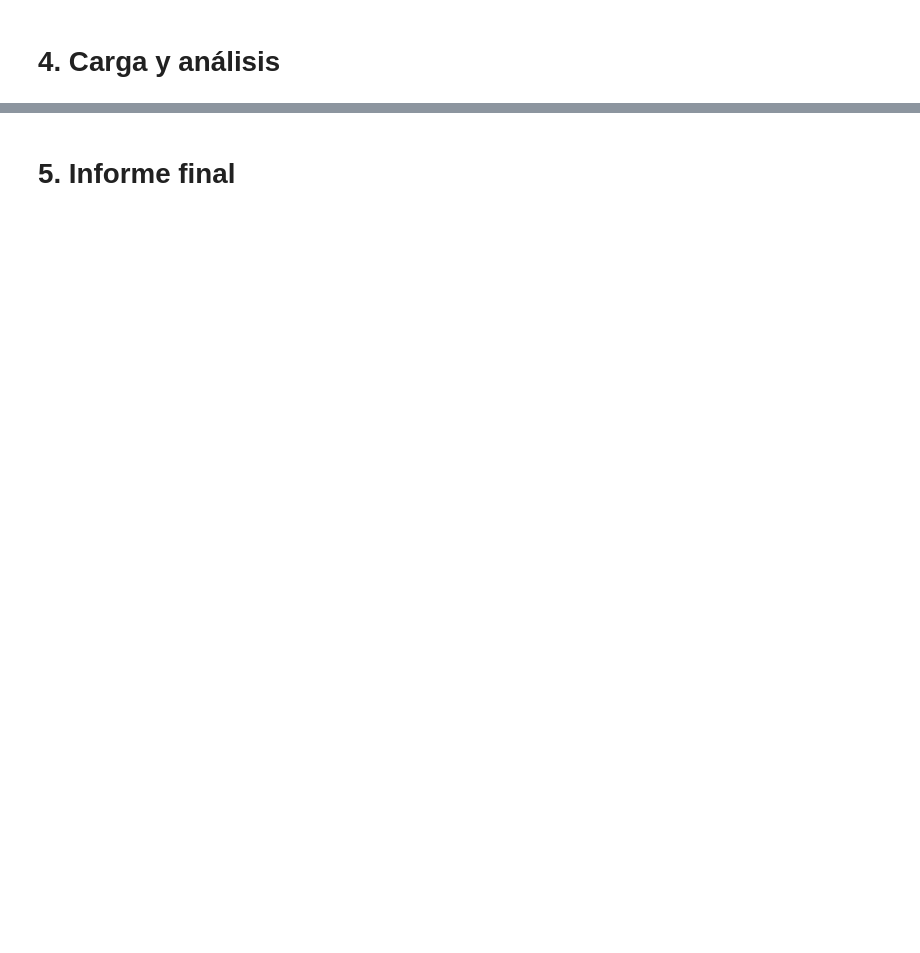
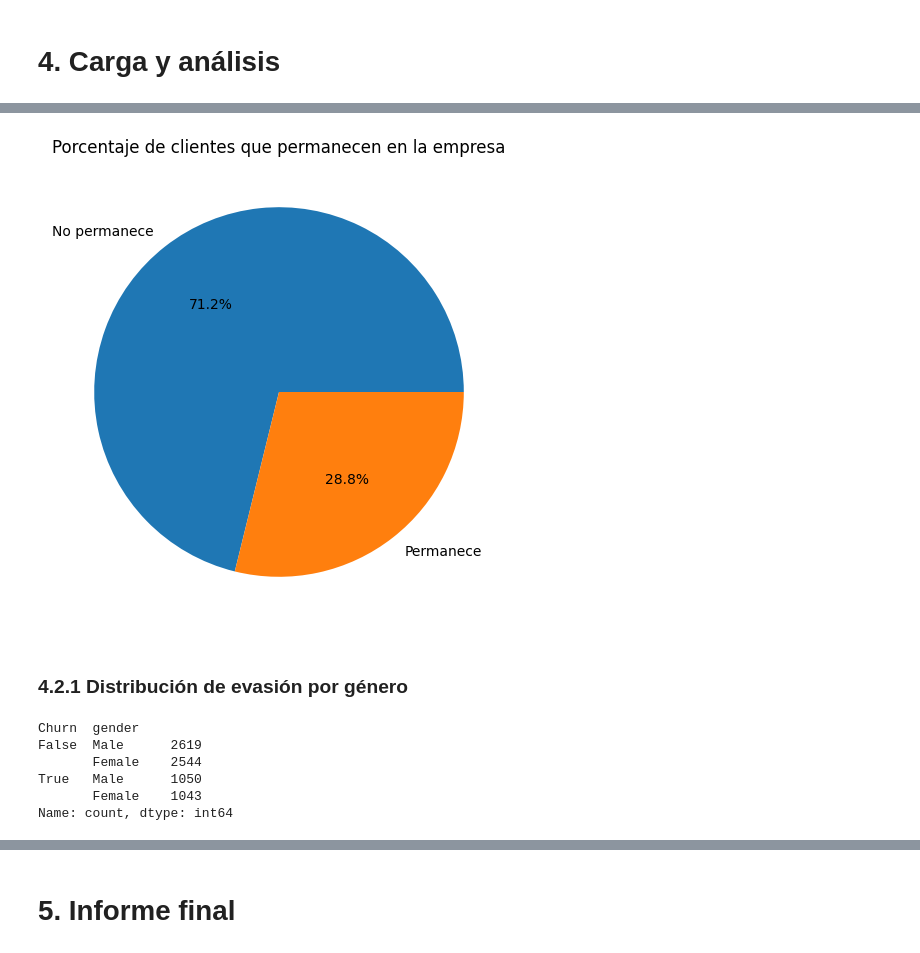
Before and after one commit to Karen-13C/Challenge_Proceso_ETL, a Jupyter notebook: Challenge_telecom.ipynb, the cells around one changed output, grey strips where cells are left out. Saved outputs shown, nothing was run; the diff lists cells and outputs as text; code cells hidden in the pictures; blank space fills up the shorter version.

Commit message:
Distribución de evasión por género

```diff
--- a/Challenge_telecom.ipynb
+++ b/Challenge_telecom.ipynb
@@ -147,0 +187,3 @@ No hay duplicados
+# %%
+df_telecom.dropna(inplace=True)
+df_telecom.isna().sum()
@@ -168,0 +247,24 @@ df_telecom[['Monthly', 'Cuentas_diarias']]
+# %%
+etiquetas = {True: 'Permanece', False: 'No permanece'}
+col_Churn = df_telecom['Churn'].map(etiquetas)
+
+fig, ax = plt.subplots(figsize=(8, 6))
+ax.pie(col_Churn.value_counts(),labels=col_Churn.value_counts().index, autopct='%1.1f%%')
+
+ax.set_title('Porcentaje de clientes que permanecen en la empresa')
+
+plt.show()
+# %% [output]
+[figure, added]
+# %% [markdown]
+### 4.2.1 Distribución de evasión por género
+# %%
+col_Churn_genero = df_telecom.groupby('Churn')['gender'].value_counts()
+col_Churn_genero
+# %% [output]
+Churn  gender
+False  Male      2619
+       Female    2544
+True   Male      1050
+       Female    1043
+Name: count, dtype: int64
```
Also changed, not shown: parts of 10 cells of this notebook.
